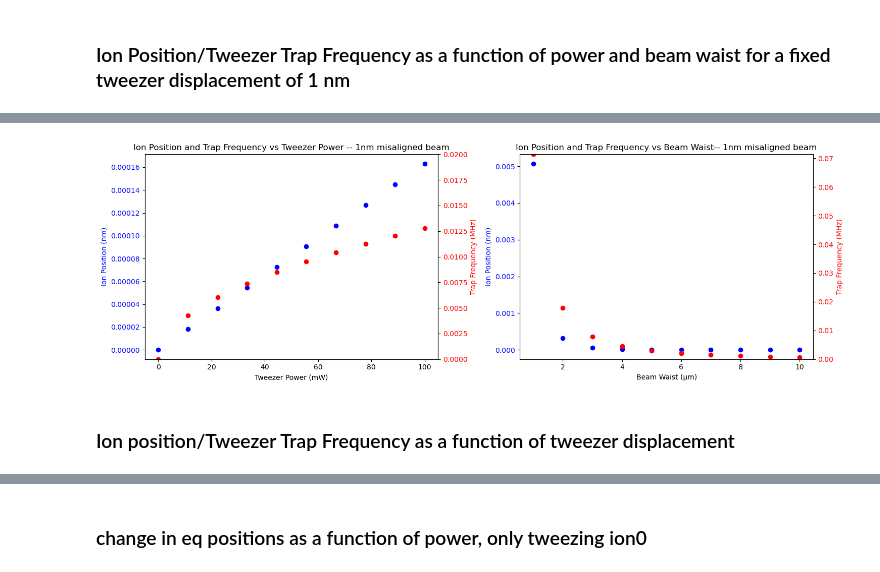
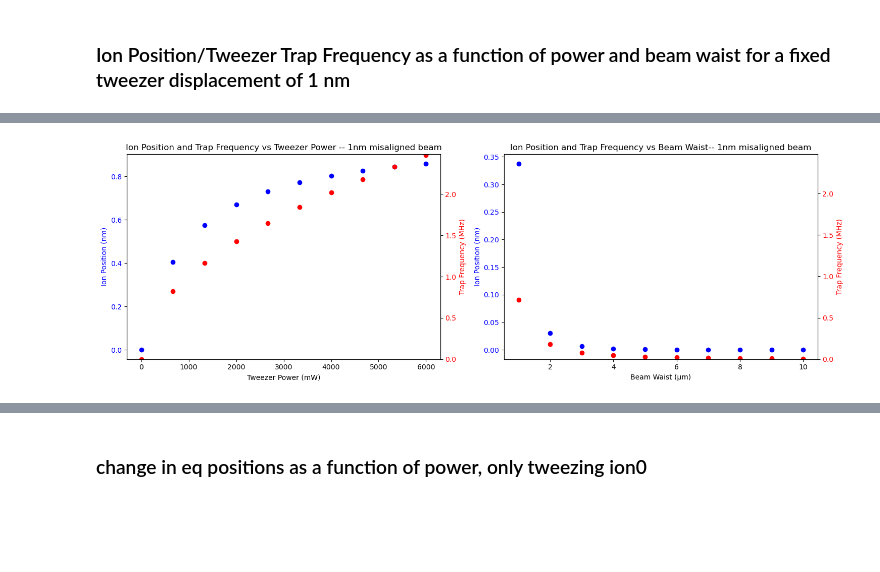
Before and after one commit to SQRLab/BladeRunner, a Jupyter notebook: Tweezers/TweezerFigures.ipynb, the cells around one changed output, grey strips where cells are left out. Saved outputs shown, nothing was run; the diff lists cells and outputs as text; code cells hidden in the pictures; blank space fills up the shorter version.

```diff
--- a/Tweezers/TweezerFigures.ipynb
+++ b/Tweezers/TweezerFigures.ipynb
@@ -285,9 +292,9 @@ print(ionspacing)
 # First plot: P0 vs Ion Position
 positions1 = []
 omega_tw_radial1 = []
-beam_waist_fixed = 5e-6 #arbitrarily picking a beam waist of 5 um
+beam_waist_fixed = 1e-6 #arbitrarily picking a beam waist of 5 um
 displacement = 1e-9 #arbitrarily picking a displacement of 1 nm
-P0_values = np.linspace(0, 100, 10) * 1e-3 #going from 0 to 100 mW of power
+P0_values = np.linspace(0, 6000, 10) * 1e-3 #going from 0 to 100 mW of power
 for p in P0_values:
     omega_tw_radial = tweezer_optical_potential_to_trap_frequency(tweezer_wavelength,linewidths,omega_res,p,beam_waist_fixed,m)[0]
     tweeze_on = fsolve(pot_derivative_with_tweeze, ionspacing[0],
@@ -301,7 +308,7 @@ freq_tw_radial1 = np.array(omega_tw_radial1) * 1e-6/(2*pi)
 positions2 = []
 omega_tw_radial2 = []
 beam_waist_values = np.linspace(1, 10, 10) * 1e-6
-P0_fixed = 5e-3
+P0_fixed = 500e-3
 for bw in beam_waist_values:
     omega_tw_radial = tweezer_optical_potential_to_trap_frequency(tweezer_wavelength,linewidths,omega_res,P0_fixed,bw,m)[0]
     tweeze_on = fsolve(pot_derivative_with_tweeze, ionspacing[0],
@@ -333,7 +340,7 @@ ax2 = ax1.twinx()
 ax2.plot(P0_values * 1e3, freq_tw_radial1, 'o', color='red', label='Trap Frequency')
 ax2.set_ylabel('Trap Frequency (MHz)', color='red')
 ax2.tick_params(axis='y', labelcolor='red')
-ax2.set_ylim(frequency_y_min, 0.02)
+ax2.set_ylim(frequency_y_min, frequency_y_max+0.01)
 
 # Second subplot
 ax1 = axs[1]
@@ -349,6 +356,8 @@ ax2.set_ylabel('Trap Frequency (MHz)', color='red')
 ax2.tick_params(axis='y', labelcolor='red')
 ax2.set_ylim(frequency_y_min, frequency_y_max)
 
+
 plt.tight_layout()
+plt.savefig("one_ion.png")
 plt.show()
 # %% [output]
@@ -356,3 +364 @@ plt.show()
-[figure, old version]
+[figure, new version]
-# %% [markdown]
-### Ion position/Tweezer Trap Frequency as a function of tweezer displacement
```
Also changed, not shown: parts of 20 cells of this notebook, 13 other files.
